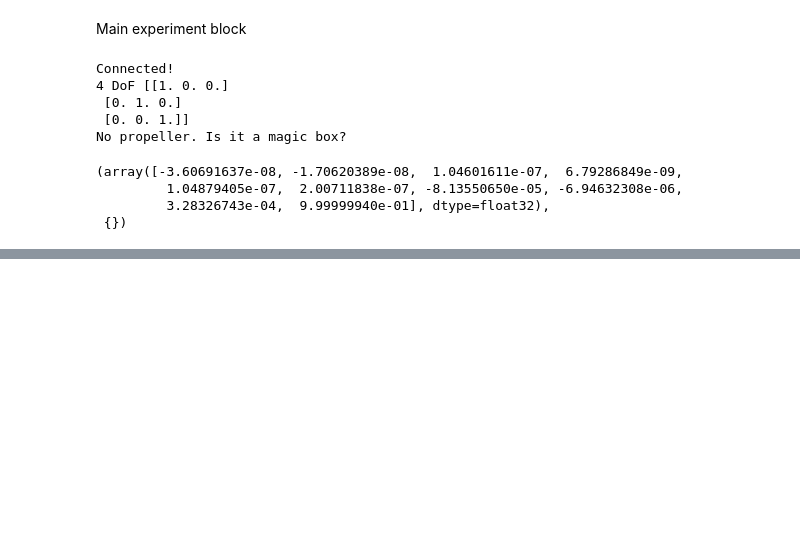
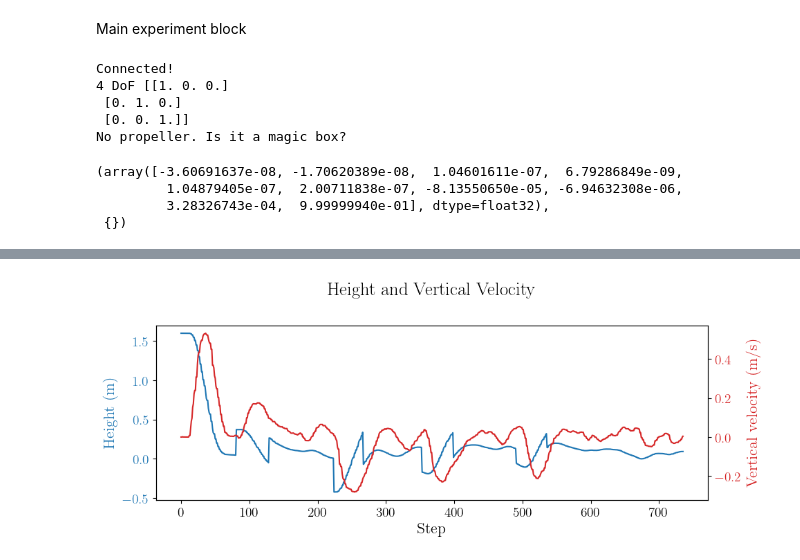
Before and after one commit to subhadeepk/mbrl-lib-experiments, a Jupyter notebook: modquad_exp/HModQuad_untracked/mquad_testbed.ipynb, the cells around one changed output, grey strips where cells are left out. Cells and saved outputs as stored; diff of their text form; code cells hidden in the pictures; blank space fills up the shorter version.

```diff
--- a/modquad_exp/HModQuad_untracked/mquad_testbed.ipynb
+++ b/modquad_exp/HModQuad_untracked/mquad_testbed.ipynb
@@ -88,0 +111,8 @@ No propeller. Is it a magic box?
+# %%
+# Print the first element of the first 50 actions in takeoff replay buffer
+print("First element of first 50 actions in takeoff replay buffer:")
+for i in range(min(50, len(short_trajectory_replay_buffer))):
+    obs, action, next_obs, reward, terminate, truncated = short_trajectory_replay_buffer[i]
+    print(f"Action {i+1}: {action[0]}")
+env.end_simulation()
+env.reset()
@@ -235,0 +385,7 @@ agent = planning.create_trajectory_optim_agent_for_model(
+# %%
+replay_buffer = common_util.create_replay_buffer(cfg, obs_shape, act_shape, rng=rng)
+
+for tr in combined_buffer:
+    obs, action, next_obs, reward, terminate, truncated = tr
+    replay_buffer.add(obs, action, next_obs, reward, terminate, truncated)
+print("# samples stored", replay_buffer.num_stored)
@@ -406,0 +647,22 @@ KeyboardInterrupt:
+# %%
+import matplotlib.pyplot as plt
+import numpy as np
+
+t = np.arange(len(ht))
+
+fig, ax1 = plt.subplots(figsize=(10, 4))
+ax1.plot(t, ht, color='tab:blue', label='Height')
+ax1.set_xlabel('Step')
+ax1.set_ylabel('Height (m)', color='tab:blue')
+ax1.tick_params(axis='y', labelcolor='tab:blue')
+
+ax2 = ax1.twinx()
+ax2.plot(t, velocity, color='tab:red', label='Vertical velocity')
+ax2.set_ylabel('Vertical velocity (m/s)', color='tab:red')
+ax2.tick_params(axis='y', labelcolor='tab:red')
+
+fig.suptitle('Height and Vertical Velocity')
+fig.tight_layout()
+plt.show()
+# %% [output]
+[figure, added]
```
Also changed, not shown: parts of 21 cells of this notebook, 8 other files.
